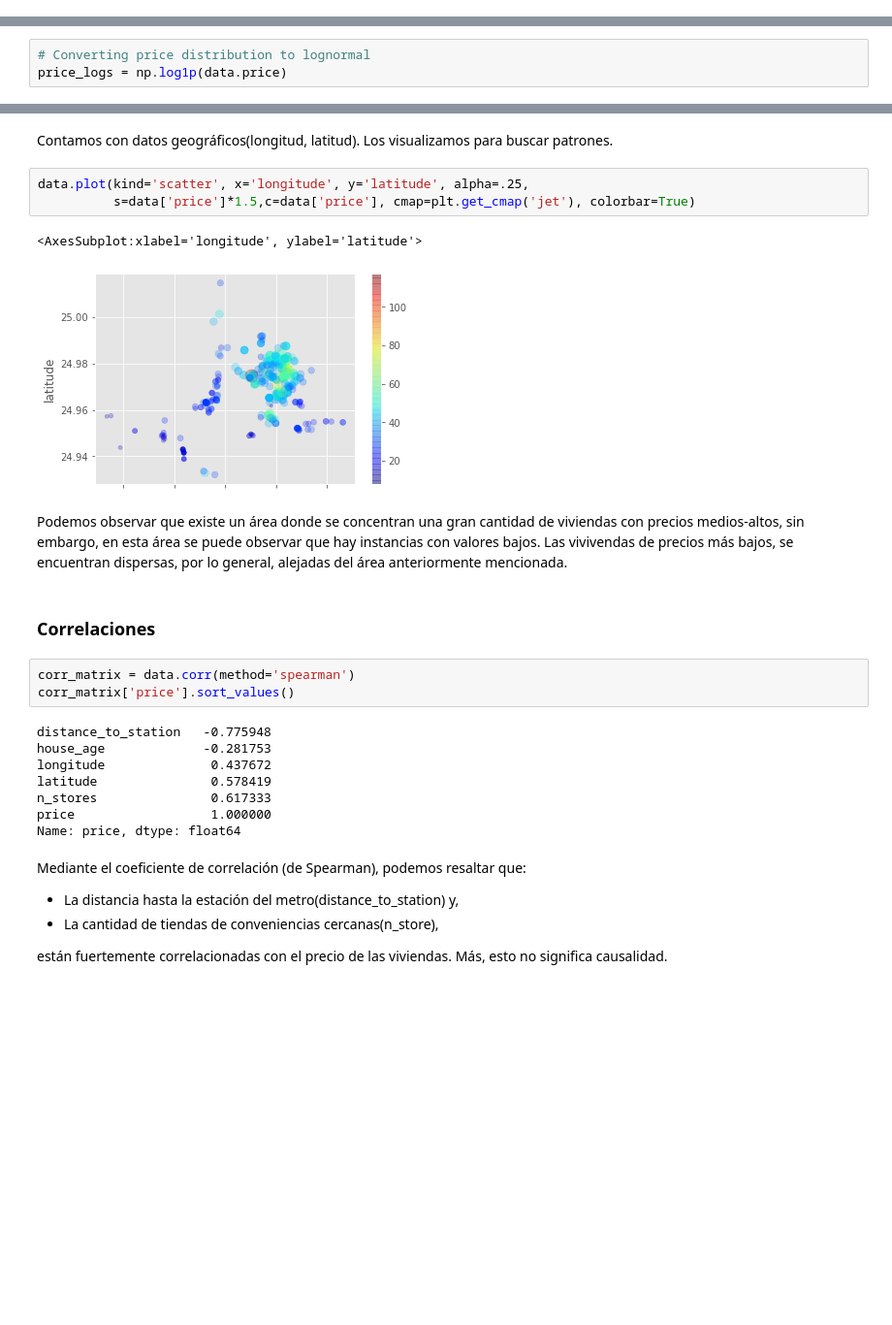
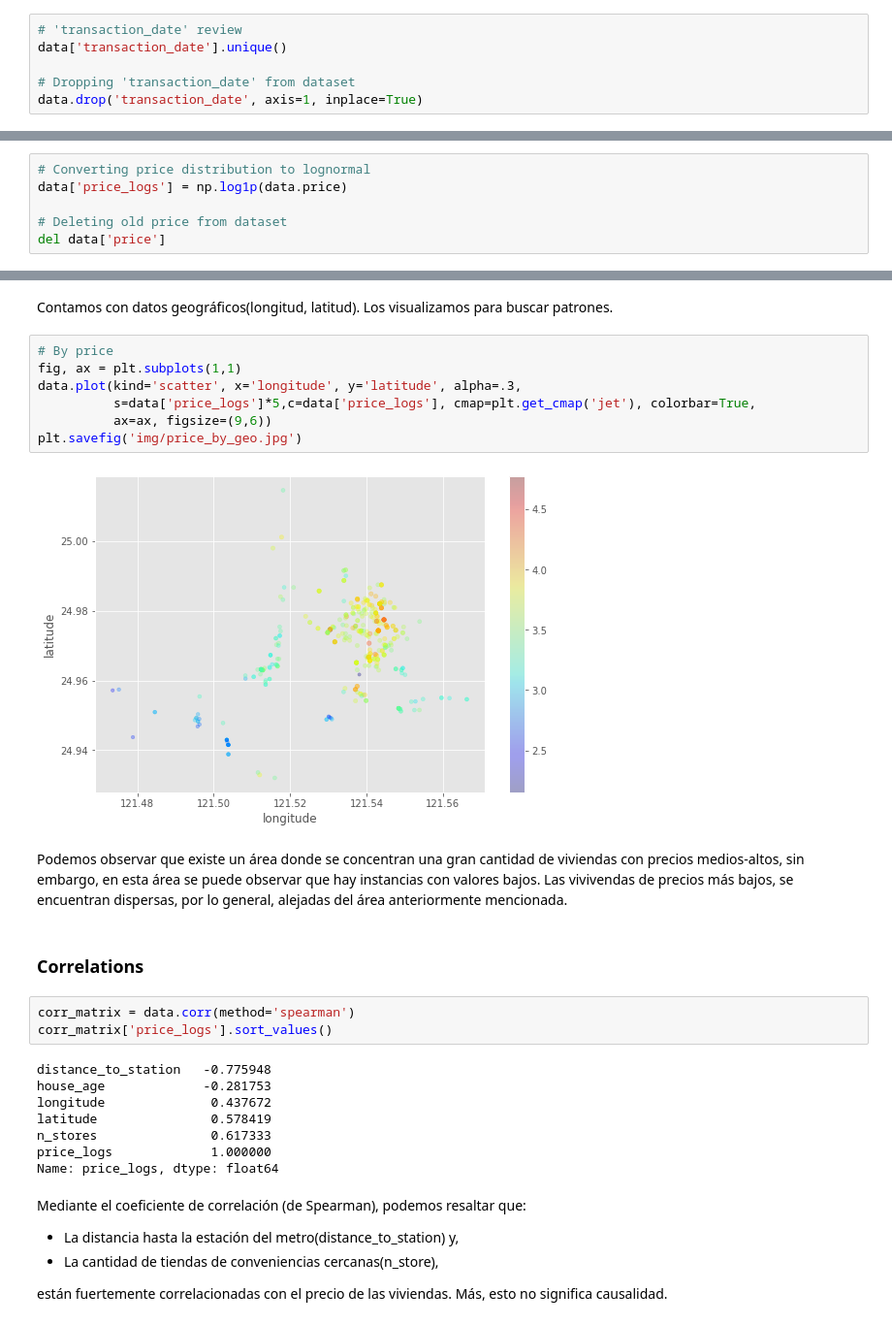
Before and after one commit to PabloJRW/Real_State-Regresssion, a Jupyter notebook: real_state.ipynb, the cells around one changed output, grey strips where cells are left out. Shown at 97% size. Cells and saved outputs as stored; diff of their text form; blank space fills up the shorter version.

```diff
--- a/real_state.ipynb
+++ b/real_state.ipynb
@@ -74,6 +80,12 @@ latitude               234
 longitude              232
 price                  270
 dtype: int64
+# %%
+# 'transaction_date' review
+data['transaction_date'].unique()
+
+# Dropping 'transaction_date' from dataset
+data.drop('transaction_date', axis=1, inplace=True)
 # %% [markdown]
 ### Distribution of price
 # %%
@@ -90,7 +98,10 @@ sns.histplot(data.price, bins=50), plt.show()
  None)
 # %%
 # Converting price distribution to lognormal
-price_logs = np.log1p(data.price)
+data['price_logs'] = np.log1p(data.price)
+
+# Deleting old price from dataset
+del data['price']
 # %%
 # Original price distribution
 plt.title('LogNormal Price Distribution')
@@ -117,26 +127,29 @@ dtype: int64
 # %% [markdown]
 Contamos con datos geográficos(longitud, latitud). Los visualizamos para buscar patrones.
 # %%
-data.plot(kind='scatter', x='longitude', y='latitude', alpha=.25,
-          s=data['price']*1.5,c=data['price'], cmap=plt.get_cmap('jet'), colorbar=True)
+# By price
+fig, ax = plt.subplots(1,1)
+data.plot(kind='scatter', x='longitude', y='latitude', alpha=.3,
+          s=data['price_logs']*5,c=data['price_logs'], cmap=plt.get_cmap('jet'), colorbar=True,
+          ax=ax, figsize=(9,6))
+plt.savefig('img/price_by_geo.jpg')
 # %% [output]
-<AxesSubplot:xlabel='longitude', ylabel='latitude'>
-[figure, old version]
+[figure, new version]
 # %% [markdown]
 Podemos observar que existe un área donde se concentran una gran cantidad de viviendas con precios medios-altos, sin embargo, en esta área se puede observar que hay instancias con valores bajos. Las vivivendas de precios más bajos, se encuentran dispersas, por lo general, alejadas del área anteriormente mencionada.
 # %% [markdown]
-### Correlaciones
+### Correlations
 # %%
 corr_matrix = data.corr(method='spearman')
-corr_matrix['price'].sort_values()
+corr_matrix['price_logs'].sort_values()
 # %% [output]
 distance_to_station   -0.775948
 house_age             -0.281753
 longitude              0.437672
 latitude               0.578419
 n_stores               0.617333
-price                  1.000000
-Name: price, dtype: float64
+price_logs             1.000000
+Name: price_logs, dtype: float64
 # %% [markdown]
 Mediante el coeficiente de correlación (de Spearman), podemos resaltar que:
 * La distancia hasta la estación del metro(distance_to_station) y,
```
Also changed, not shown: parts of 23 cells of this notebook, 1 other file.
